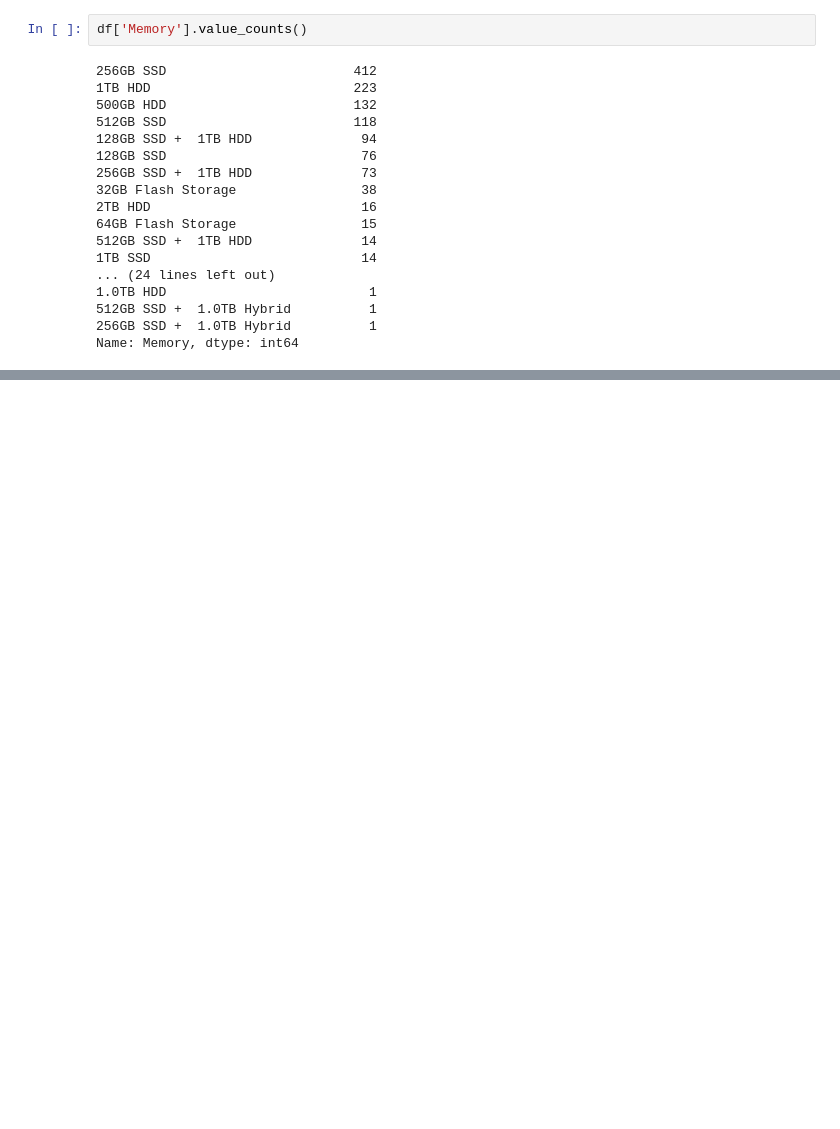
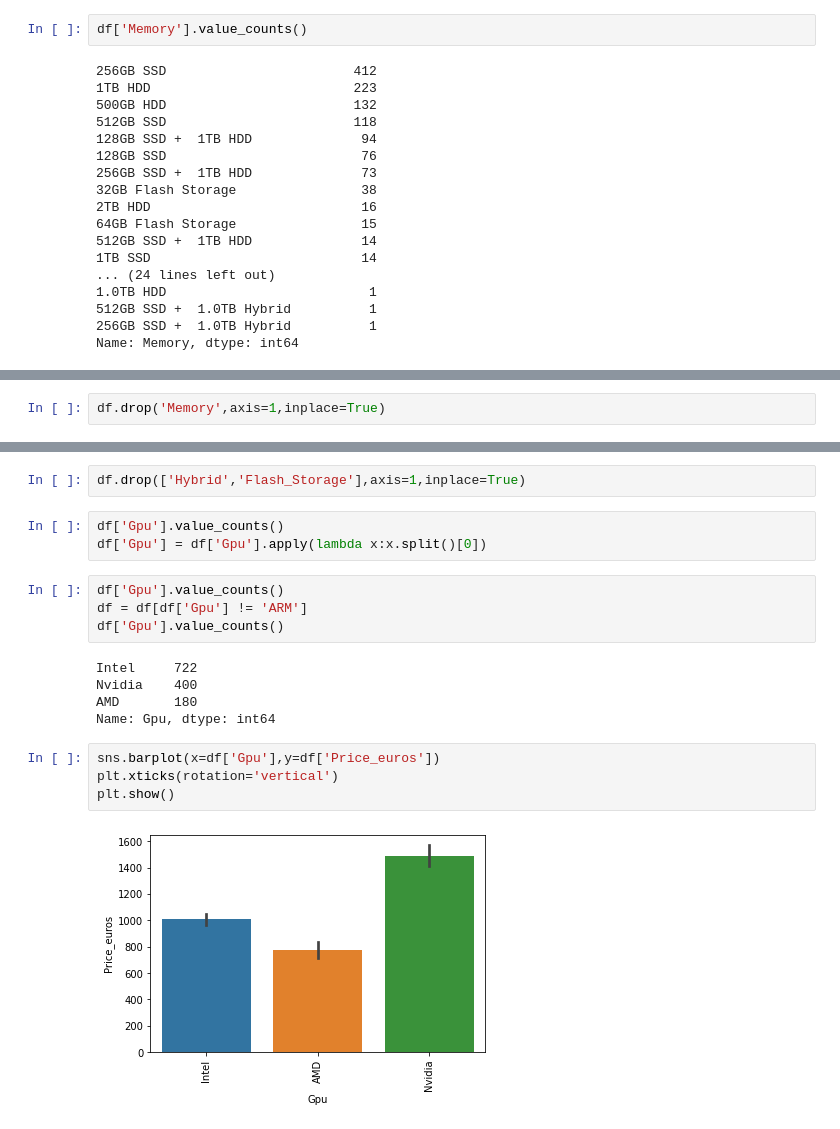
Before and after one commit to akriti0998/Laptop_Price_Predicton_ML, a Jupyter notebook: Laptop_Price_Predictor.ipynb, the cells around one changed output, grey strips where cells are left out. Drawn from its saved outputs; the diff is of its cells as text; blank space fills up the shorter version.

```diff
--- a/Laptop_Price_Predictor.ipynb
+++ b/Laptop_Price_Predictor.ipynb
@@ -369,0 +408,2 @@ Name: Memory, dtype: int64
+# %%
+df.drop('Memory',axis=1,inplace=True)
@@ -369,0 +425,20 @@ Name: Memory, dtype: int64
+# %%
+df.drop(['Hybrid','Flash_Storage'],axis=1,inplace=True)
+# %%
+df['Gpu'].value_counts()
+df['Gpu'] = df['Gpu'].apply(lambda x:x.split()[0])
+# %%
+df['Gpu'].value_counts()
+df = df[df['Gpu'] != 'ARM']
+df['Gpu'].value_counts()
+# %% [output]
+Intel     722
+Nvidia    400
+AMD       180
+Name: Gpu, dtype: int64
+# %%
+sns.barplot(x=df['Gpu'],y=df['Price_euros'])
+plt.xticks(rotation='vertical')
+plt.show()
+# %% [output]
+[figure, added]
```
Also changed, not shown: parts of 27 cells of this notebook.
